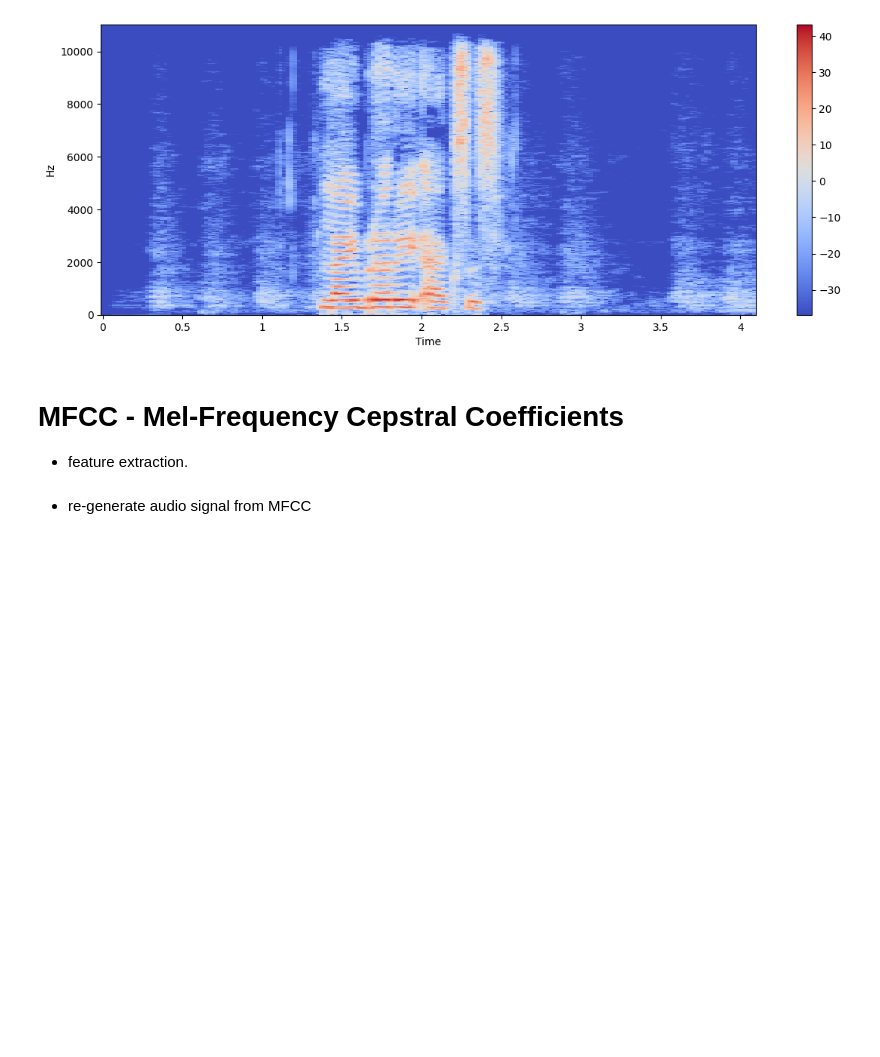
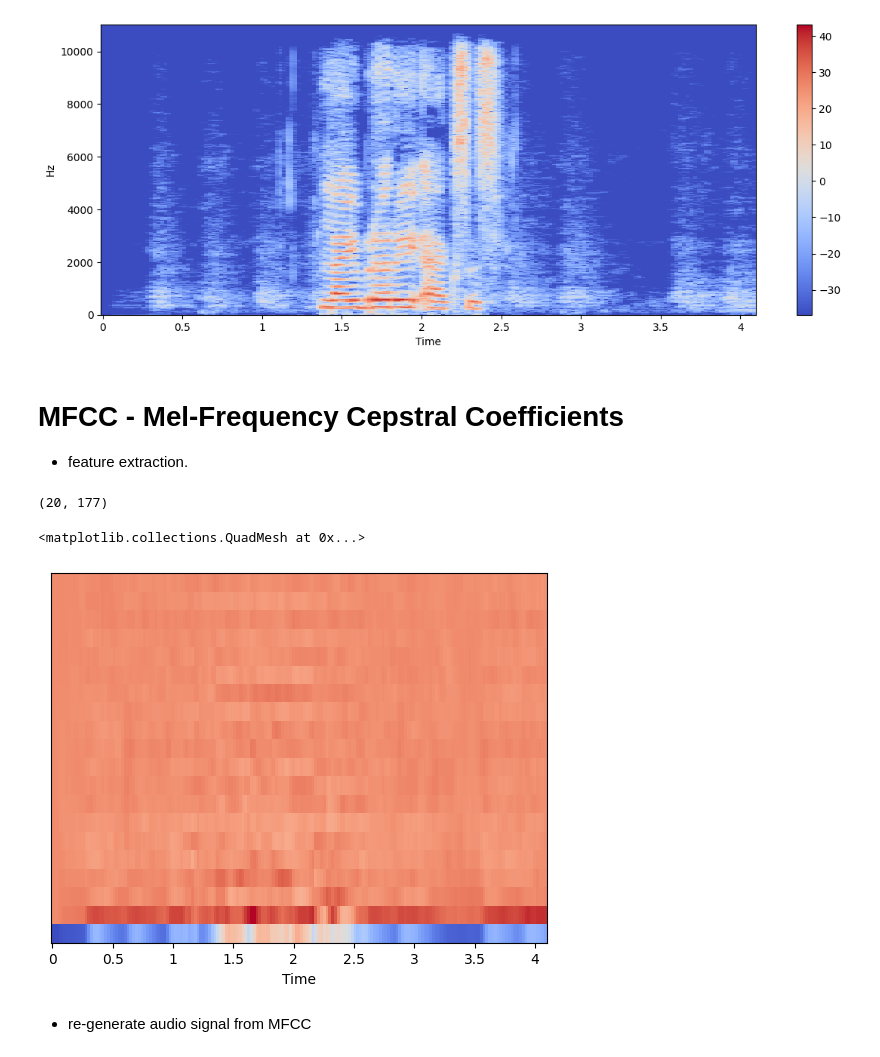
Before and after one commit to WuChenDi/Audio-Processing, a Jupyter notebook: v2.ipynb, the cells around one changed output. Saved outputs shown, nothing was run; the diff lists cells and outputs as text; code cells hidden in the pictures; blank space fills up the shorter version.

```diff
--- a/v2.ipynb
+++ b/v2.ipynb
@@ -751,5 +775,14 @@ plt.colorbar()
 # MFCC - Mel-Frequency Cepstral Coefficients
 
 - feature extraction.
+# %%
+mfccs = librosa.feature.mfcc(y=frame_W.ravel(), sr=sample_rate)
+print(mfccs.shape)
+#Displaying  the MFCCs:
+librosa.display.specshow(mfccs, sr=sample_rate, x_axis='time')
+# %% [output]
+(20, 177)
+<matplotlib.collections.QuadMesh at 0x...>
+[figure, added]
 # %% [markdown]
 - re-generate audio signal from MFCC
```
Also changed, not shown: parts of 10 cells of this notebook.
